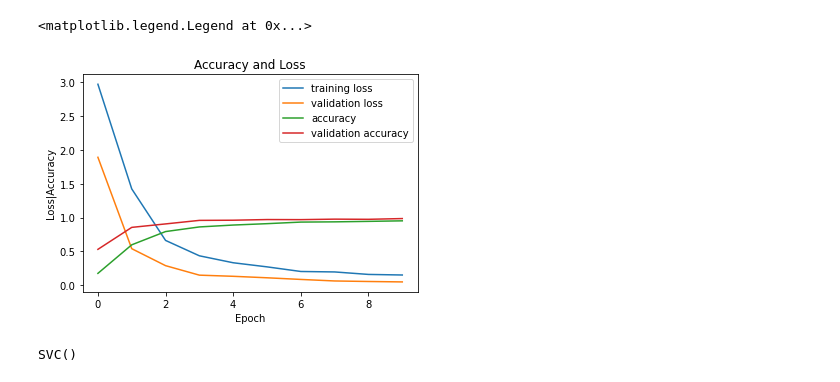
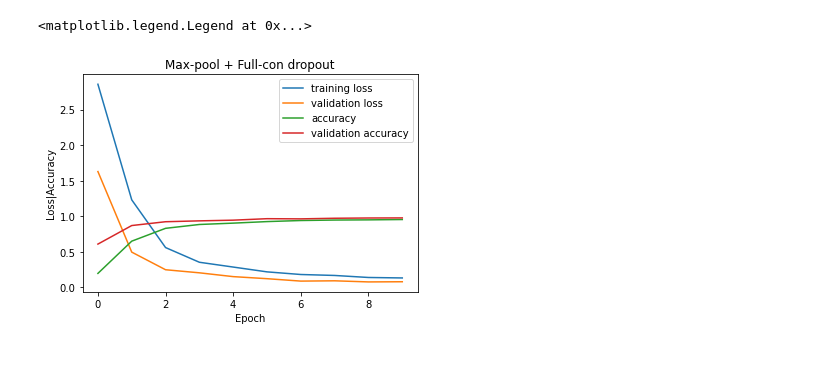
Before and after one commit to nguyenquyet183618/Licence-plate-recognition, a Jupyter notebook: LPR-complete.ipynb, the cells around one changed output. Cells and saved outputs as stored; diff of their text form; code cells hidden in the pictures.

```diff
--- a/LPR-complete.ipynb
+++ b/LPR-complete.ipynb
@@ -290,25 +306,14 @@ plt.imshow(cv2.cvtColor(out, cv2.COLOR_BGR2RGB))
 # %%
 fig = plt.figure()
 numOfEpoch = 10
 plt.plot(np.arange(0, numOfEpoch), H.history['loss'], label='training loss')
 plt.plot(np.arange(0, numOfEpoch), H.history['val_loss'], label='validation loss')
 plt.plot(np.arange(0, numOfEpoch), H.history['acc'], label='accuracy')
 plt.plot(np.arange(0, numOfEpoch), H.history['val_acc'], label='validation accuracy')
-plt.title('Accuracy and Loss')
+plt.title('Max-pool + Full-con dropout')
 plt.xlabel('Epoch')
 plt.ylabel('Loss|Accuracy')
 plt.legend()
 # %% [output]
 <matplotlib.legend.Legend at 0x...>
-[figure, old version]
+[figure, new version]
-# %%
-# SVM
-from sklearn.model_selection import train_test_split
-train_images = X_train.reshape(-1,784)
-train_labels = np.argmax(y_train, axis = 1)
-train_images, val_images, train_labels, val_labels = train_test_split(train_images, train_labels, test_size = 0.2)
-from sklearn import svm, metrics
-clf = svm.SVC()
-clf.fit(train_images, train_labels)
-# %% [output]
-SVC()
```
Also changed, not shown: parts of 30 cells of this notebook.
